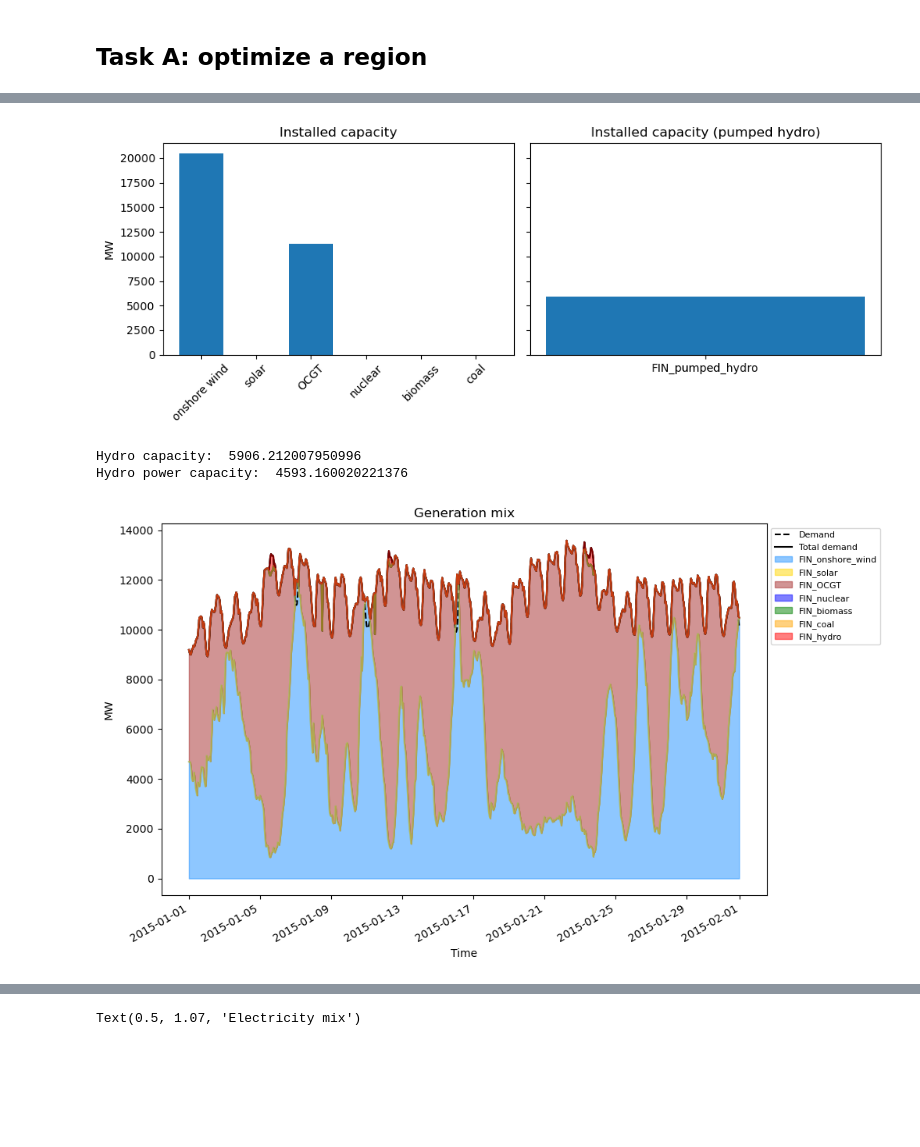
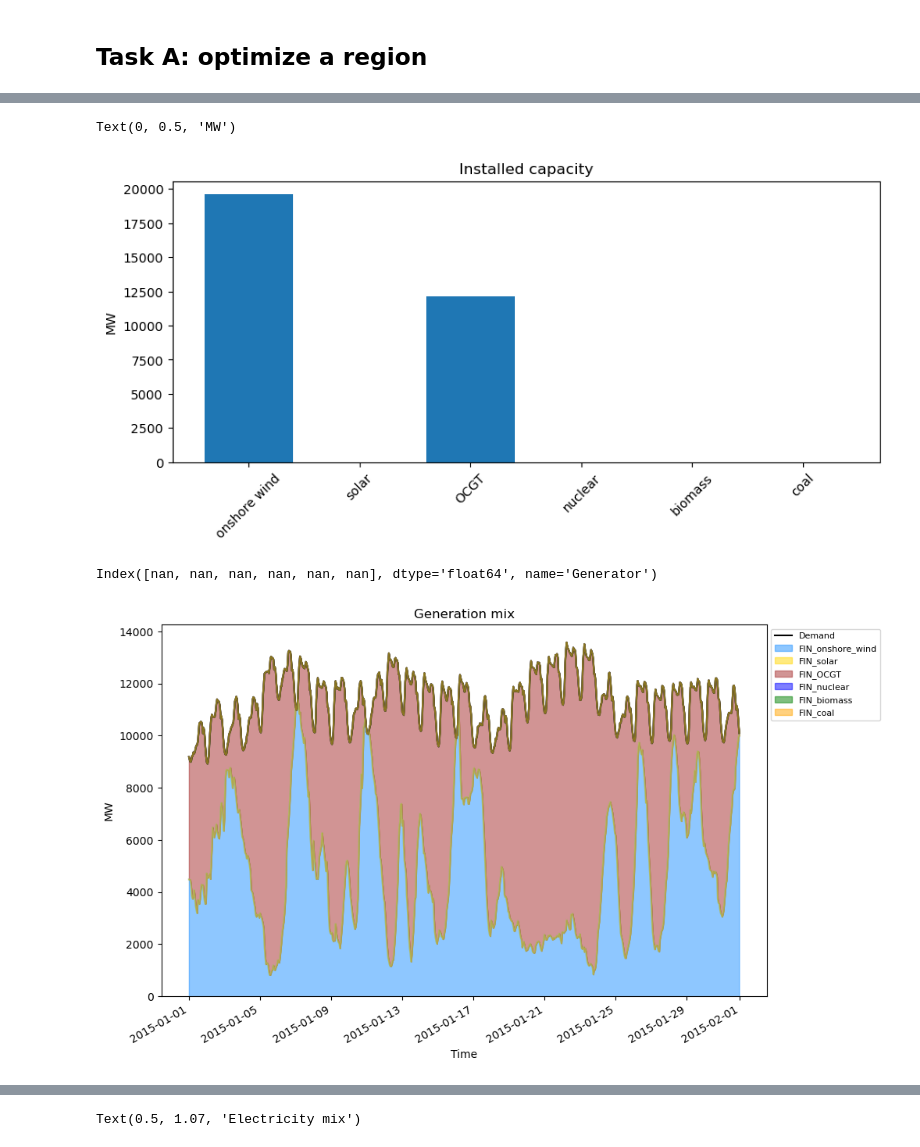
Before and after one commit to NicolineSimoneDTU/Integrated_Project, a Jupyter notebook: project.ipynb, the cells around one changed output, grey strips where cells are left out. Drawn from its saved outputs; the diff is of its cells as text; code cells hidden in the pictures; blank space fills up the shorter version.

```diff
--- a/project.ipynb
+++ b/project.ipynb
@@ -14,15 +14,19 @@ year = 2015
 
 demand = pd.read_csv("electricity_demand.csv", sep=";", index_col=0, parse_dates=True)
 demand = demand[country].loc[demand.index.year == year]
+demand.index = demand.index.tz_localize(None)
 
 onshore = pd.read_csv("onshore_wind_1979-2017.csv", sep=";", index_col=0, parse_dates=True)
 onshore = onshore[country].loc[onshore.index.year == year]
+onshore.index = onshore.index.tz_localize(None)
 
 solar = pd.read_csv("pv_optimal.csv", sep=";", index_col=0, parse_dates=True)
 solar = solar[country].loc[solar.index.year == year]
+solar.index = solar.index.tz_localize(None)
 
 heat = pd.read_csv("heat_demand.csv", sep=";", index_col=0, parse_dates=True)
 heat = heat[country].loc[solar.index.year == year]
+heat.index = heat.index.tz_localize(None)
 
 snapshots = demand.index
 # %%
@@ -159,31 +159,25 @@ INFO:pypsa.optimization.optimize:The shadow-prices of the constraints Generator-
 # %%
 gen_cap = network.generators.p_nom_opt
 gen_prod = network.generators_t.p
-hydro_cap = network.storage_units.p_nom_opt
-hydro_prod = network.links_t.p0
-hydroCharge = -hydro_prod.clip(upper=0)
-hydroDischarge = hydro_prod.clip(lower=0)
+# hydro_cap = network.storage_units.p_nom_opt
+# hydro_prod = network.links_t.p0
+# hydroCharge = -hydro_prod.clip(upper=0)
+# hydroDischarge = hydro_prod.clip(lower=0)
 
 
-fig, ax = plt.subplots(1, 2, figsize=(10,4), sharey=True)
+fig, ax = plt.subplots(1, 1, figsize=(10,4), sharey=True)
 
-ax[0].bar(gen_cap.index, gen_cap.values)
-ax[0].set_xticks(ticks = gen_cap.index, labels = gen_cap.index.str.replace("FIN_", "").str.replace("_", " "), rotation=45)
-ax[0].set_title("Installed capacity")
-ax[0].set_ylabel("MW")
-
-
-ax[1].bar(hydro_cap.index, hydro_cap.values)
-ax[1].set_title("Installed capacity (pumped hydro)")
-plt.tight_layout()
+ax.bar(gen_cap.index, gen_cap.values)
+ax.set_xticks(ticks = gen_cap.index, labels = gen_cap.index.str.replace("FIN_", "").str.replace("_", " "), rotation=45)
+ax.set_title("Installed capacity")
+ax.set_ylabel("MW")
 # %% [output]
+Text(0, 0.5, 'MW')
-[figure, old version]
+[figure, new version]
-# %%
-print("Hydro capacity: ", hydro_cap.values[0])
-print("Hydro power capacity: ", network.links.p_nom_opt.values[0])
-# %% [output]
-Hydro capacity:  5906.212007950996
-Hydro power capacity:  4593.160020221376
+# %%
+generator_jan.columns.map(network.carriers.color)
+# %% [output]
+Index([nan, nan, nan, nan, nan, nan], dtype='float64', name='Generator')
 # %%
 # Plot a week of generation
 start_date = "2015-01-01"
@@ -191,23 +185,23 @@ end_date = "2015-01-31"
 
 demand_jan = demand.loc[start_date:end_date]
 generator_jan = gen_prod.loc[start_date:end_date]
-hydroDischarge_jan = hydroDischarge.loc[start_date:end_date]
-hydroCharge_jan = hydroCharge.loc[start_date:end_date]
+# hydroDischarge_jan = hydroDischarge.loc[start_date:end_date]
+# hydroCharge_jan = hydroCharge.loc[start_date:end_date]
 
-tot_demand_jan = pd.concat([demand_jan, hydroCharge_jan], axis=1).sum(axis=1)
-tot_supply_jan = generator_jan.join(hydroDischarge_jan, how="outer")
+# tot_demand_jan = pd.concat([demand_jan, hydroCharge_jan], axis=1).sum(axis=1)
+# tot_supply_jan = generator_jan.join(hydroDischarge_jan, how="outer")
 
 
 
 fig, ax = plt.subplots(1, 1, figsize=(10,7))
-ax.plot(demand_jan.index, demand_jan.values, label="Demand", color="black", linestyle="--")
-ax.plot(tot_demand_jan.index, tot_demand_jan.values, label="Total demand", color="black")
-tot_supply_jan.plot.area(ax=ax, alpha=0.5, stacked=True, color=colors, legend=True)
+ax.plot(demand_jan.index, demand_jan.values, label="Demand", color="black")
+# ax.plot(tot_demand_jan.index, tot_demand_jan.values, label="Total demand", color="black")
+generator_jan.plot.area(ax=ax, alpha=0.5, stacked=True, color=colors, legend=True)
 ax.set_title("Generation mix")
 ax.set_ylabel("MW")
 ax.set_xlabel("Time")
 ax.legend(loc="upper left", bbox_to_anchor=(1, 1), fontsize=8)
 plt.show()
 # %% [output]
-[figure, old version]
+[figure, new version]
 # %%
```
Also changed, not shown: parts of 6 cells of this notebook.
